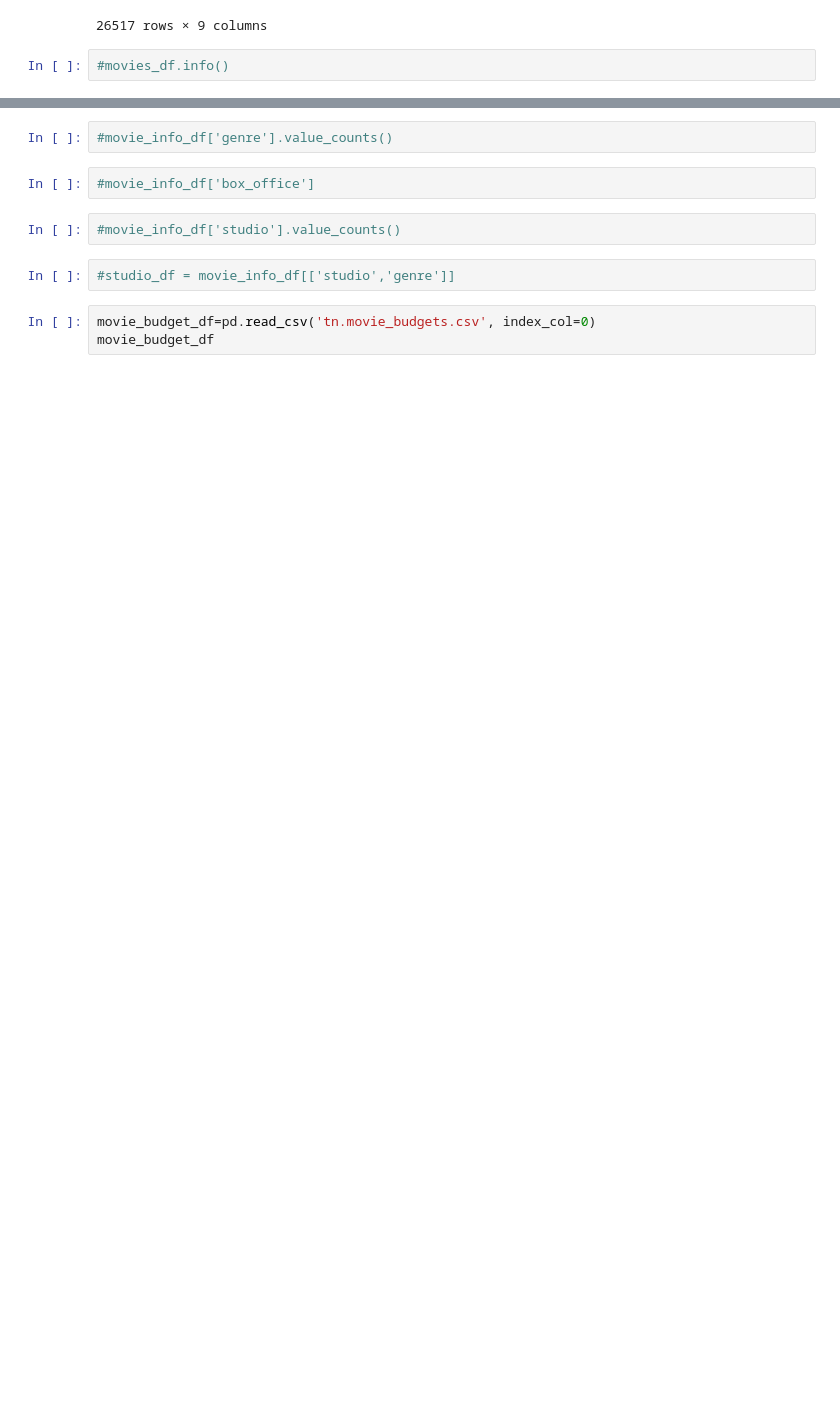
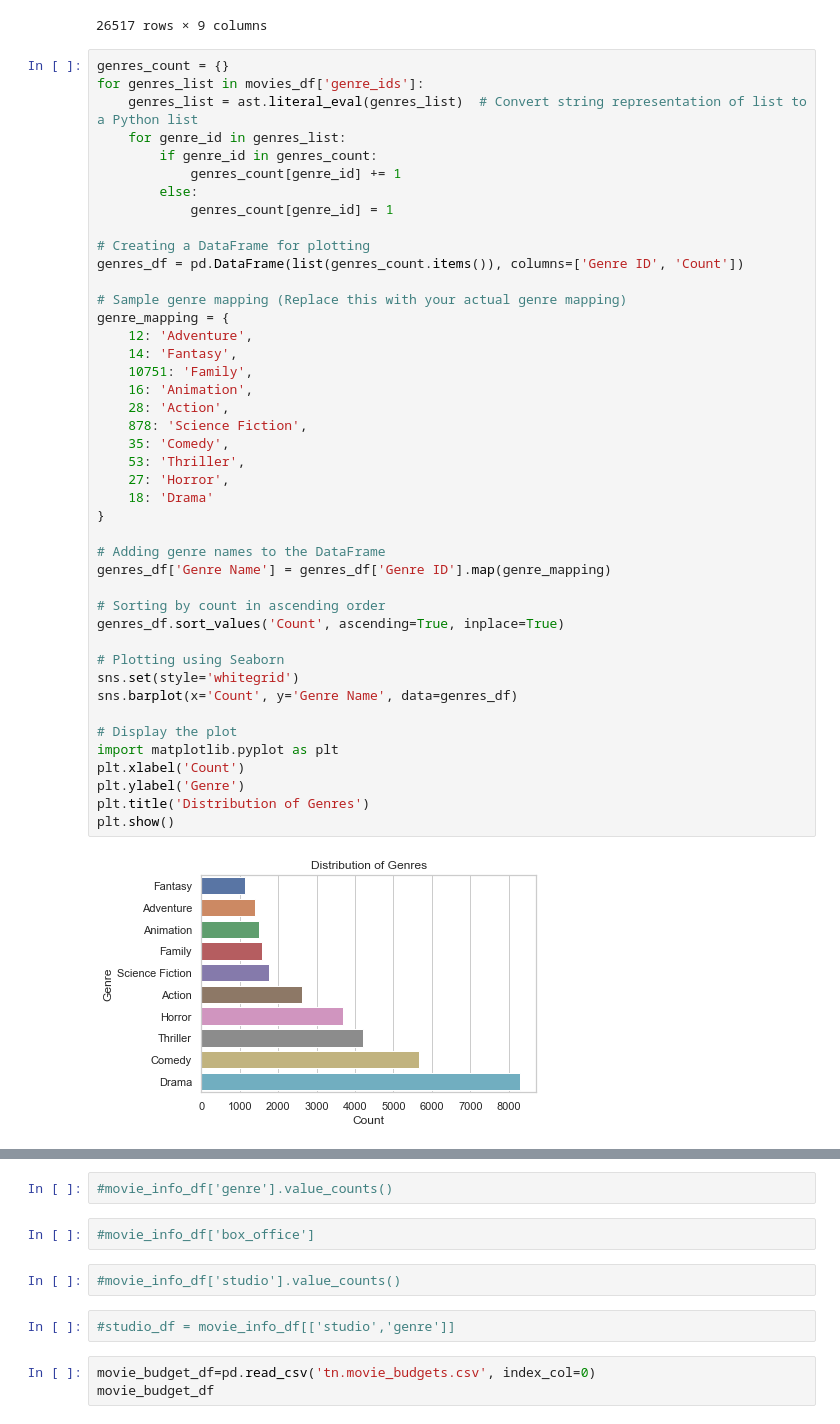
Before and after one commit to Iswana-O/dsc-phase-1-project, a Jupyter notebook: zippedData/zippedData/rough work.ipynb, the cells around one changed output, grey strips where cells are left out. Saved outputs shown, nothing was run; the diff lists cells and outputs as text; blank space fills up the shorter version.

```diff
--- a/zippedData/zippedData/rough work.ipynb
+++ b/zippedData/zippedData/rough work.ipynb
@@ -51,5 +52,48 @@ movies_df
 | 26515 | [10751, 12, 28] | 366854 | en | Trailer Made | 0.600 | 2018-06-22 | Trailer Made | ... |
 | 26516 | [53, 27] | 309885 | en | The Church | 0.600 | 2018-10-05 | The Church | ... |
 26517 rows × 9 columns
-# %%
-#movies_df.info()
+# %%
+genres_count = {}
+for genres_list in movies_df['genre_ids']:
+    genres_list = ast.literal_eval(genres_list)  # Convert string representation of list to a Python list
+    for genre_id in genres_list:
+        if genre_id in genres_count:
+            genres_count[genre_id] += 1
+        else:
+            genres_count[genre_id] = 1
+
+# Creating a DataFrame for plotting
+genres_df = pd.DataFrame(list(genres_count.items()), columns=['Genre ID', 'Count'])
+
+# Sample genre mapping (Replace this with your actual genre mapping)
+genre_mapping = {
+    12: 'Adventure',
+    14: 'Fantasy',
+    10751: 'Family',
+    16: 'Animation',
+    28: 'Action',
+    878: 'Science Fiction',
+    35: 'Comedy',
+    53: 'Thriller',
+    27: 'Horror',
+    18: 'Drama'
+}
+
+# Adding genre names to the DataFrame
+genres_df['Genre Name'] = genres_df['Genre ID'].map(genre_mapping)
+
+# Sorting by count in ascending order
+genres_df.sort_values('Count', ascending=True, inplace=True)
+
+# Plotting using Seaborn
+sns.set(style='whitegrid')
+sns.barplot(x='Count', y='Genre Name', data=genres_df)
+
+# Display the plot
+import matplotlib.pyplot as plt
+plt.xlabel('Count')
+plt.ylabel('Genre')
+plt.title('Distribution of Genres')
+plt.show()
+# %% [output]
+[figure, added]
```
Also changed, not shown: parts of 10 cells of this notebook.
